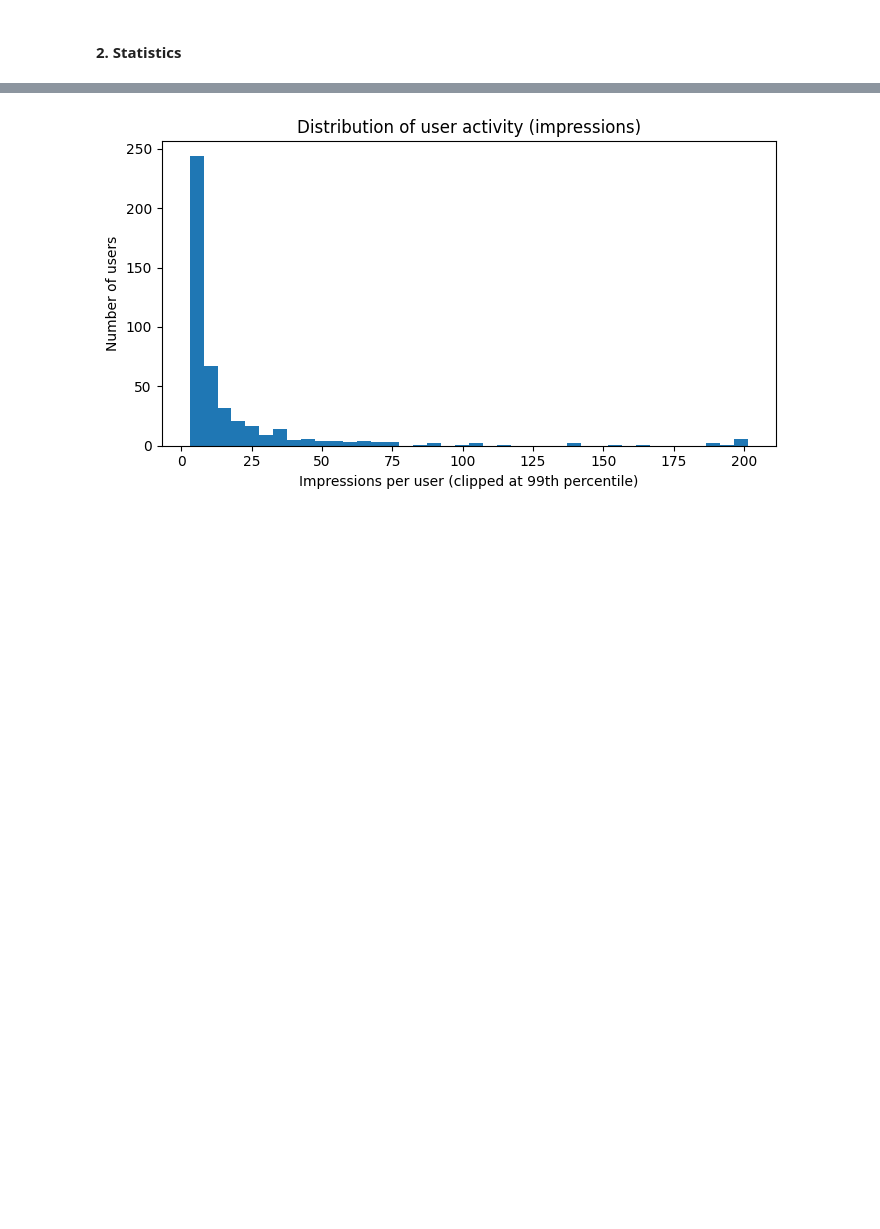
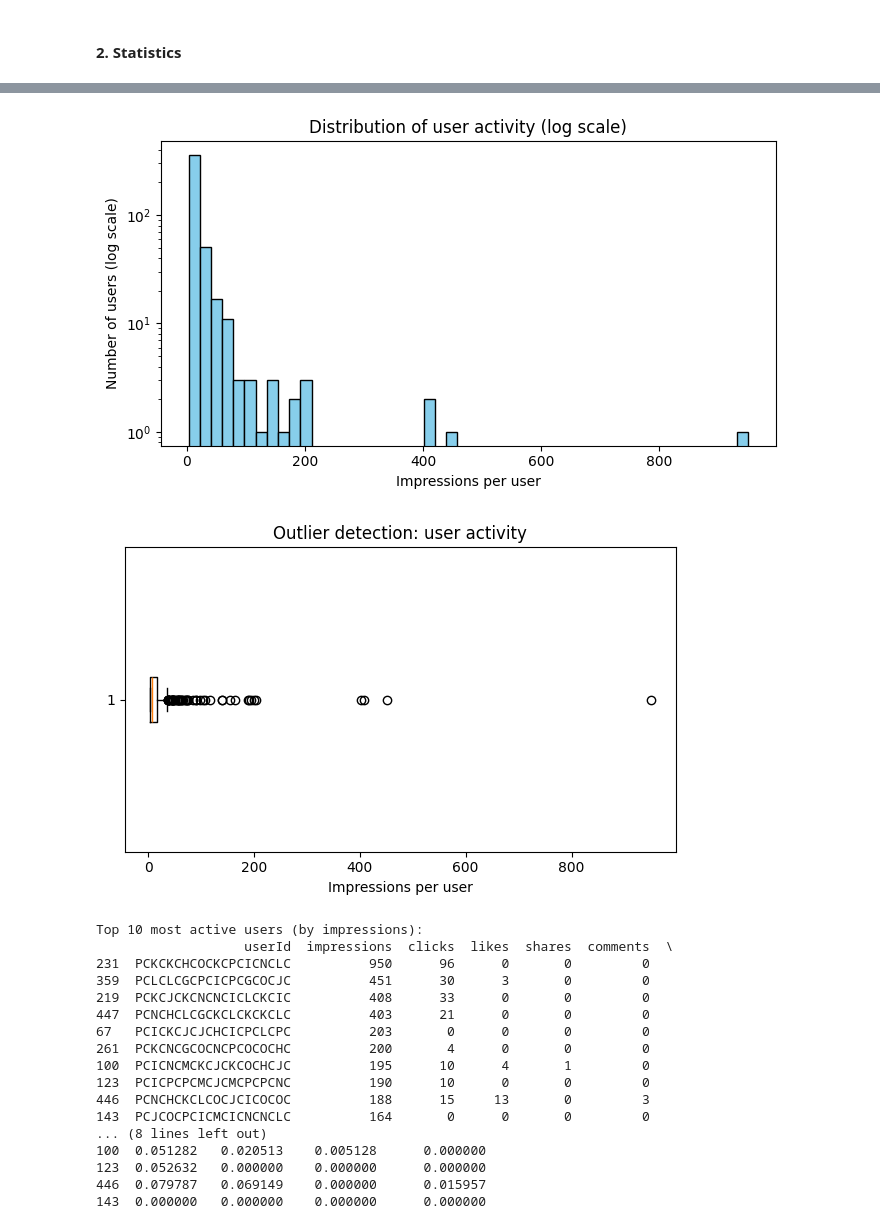
Before and after one commit to renaschaller/Master-Thesis-Music-Streaming, a Jupyter notebook: EDA/EDA.ipynb, the cells around one changed output, grey strips where cells are left out. Drawn from its saved outputs; the diff is of its cells as text; code cells hidden in the pictures; blank space fills up the shorter version.

```diff
--- a/EDA/EDA.ipynb
+++ b/EDA/EDA.ipynb
@@ -130,31 +151,55 @@ if "gender" in ud.columns:
 # %%
-# ---------- Per-user aggregates ----------
+# Per-user aggregation
 user_agg = imp.groupby("userId").agg(
     impressions = ("mlogId","count"),
     clicks      = ("isClick","sum"),
     likes       = ("isLike","sum"),
     shares      = ("isShare","sum"),
     comments    = ("isComment","sum")
 ).reset_index()
 
 # Rates (protect against division by zero)
 user_agg["ctr"]        = user_agg["clicks"] / user_agg["impressions"].replace(0, np.nan)
 user_agg["like_rate"]  = user_agg["likes"]  / user_agg["impressions"].replace(0, np.nan)
 user_agg["share_rate"] = user_agg["shares"] / user_agg["impressions"].replace(0, np.nan)
 user_agg["comment_rate"]= user_agg["comments"]/ user_agg["impressions"].replace(0, np.nan)
 
-# ---------------------------------------------------------
-# 1) Histogram: impressions per user (heavy-tail check)
-# ---------------------------------------------------------
+#Impressions per user distribution
 plt.figure(figsize=(7,4))
-# Cap extreme tail to improve readability (optional)
-cap = user_agg["impressions"].quantile(0.99)
-vals = user_agg["impressions"].clip(upper=cap)
-plt.hist(vals.dropna(), bins=40)
-plt.xlabel("Impressions per user (clipped at 99th percentile)")
-plt.ylabel("Number of users")
-plt.title("Distribution of user activity (impressions)")
+plt.hist(user_agg["impressions"], bins=50, log=True, color="skyblue", edgecolor="black")
+plt.xlabel("Impressions per user")
+plt.ylabel("Number of users (log scale)")
+plt.title("Distribution of user activity (log scale)")
 plt.tight_layout()
 plt.show()
+
+plt.figure(figsize=(6,4))
+plt.boxplot(user_agg["impressions"], vert=False)
+plt.xlabel("Impressions per user")
+plt.title("Outlier detection: user activity")
+plt.tight_layout()
+plt.show()
+
+# Top 10 most active users
+print("\nTop 10 most active users (by impressions):")
+print(user_agg.sort_values("impressions", ascending=False).head(10))
 # %% [output]
-[figure, old version]
+[figure, new version]
+[figure, added]
+Top 10 most active users (by impressions):
+                   userId  impressions  clicks  likes  shares  comments  \
+231  PCKCKCHCOCKCPCICNCLC          950      96      0       0         0
+359  PCLCLCGCPCICPCGCOCJC          451      30      3       0         0
+219  PCKCJCKCNCNCICLCKCIC          408      33      0       0         0
+447  PCNCHCLCGCKCLCKCKCLC          403      21      0       0         0
+67   PCICKCJCJCHCICPCLCPC          203       0      0       0         0
+261  PCKCNCGCOCNCPCOCOCHC          200       4      0       0         0
+100  PCICNCMCKCJCKCOCHCJC          195      10      4       1         0
+123  PCICPCPCMCJCMCPCPCNC          190      10      0       0         0
+446  PCNCHCKCLCOCJCICOCOC          188      15     13       0         3
+143  PCJCOCPCICMCICNCNCLC          164       0      0       0         0
+... (8 lines left out)
+100  0.051282   0.020513    0.005128      0.000000
+123  0.052632   0.000000    0.000000      0.000000
+446  0.079787   0.069149    0.000000      0.015957
+143  0.000000   0.000000    0.000000      0.000000
```
Also changed, not shown: parts of 9 cells of this notebook, 2 other files.
